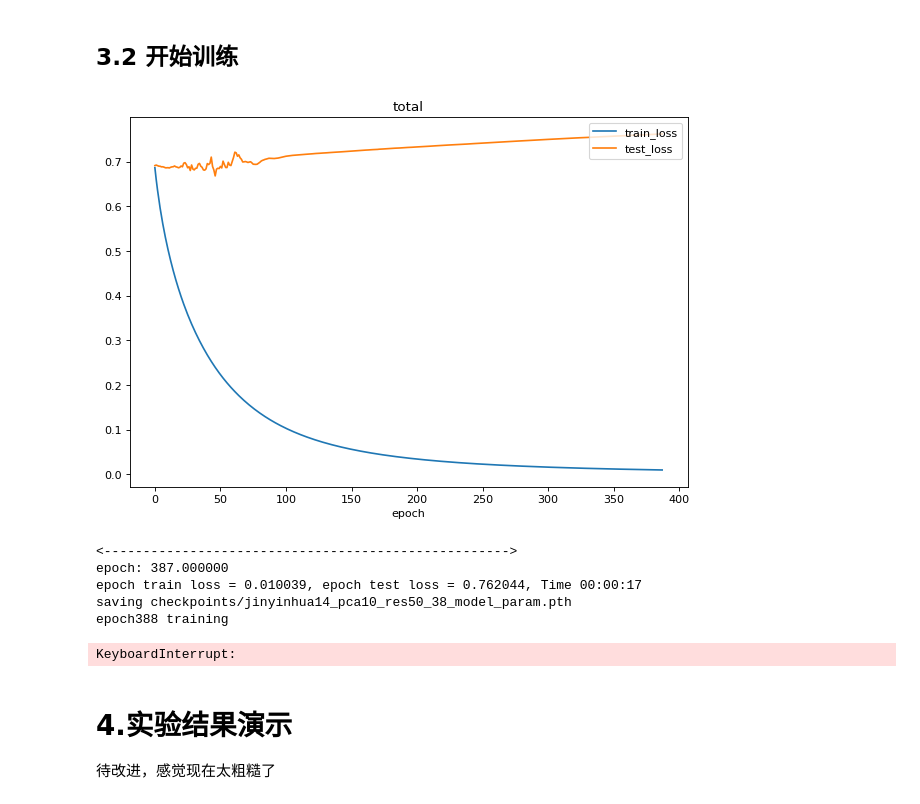
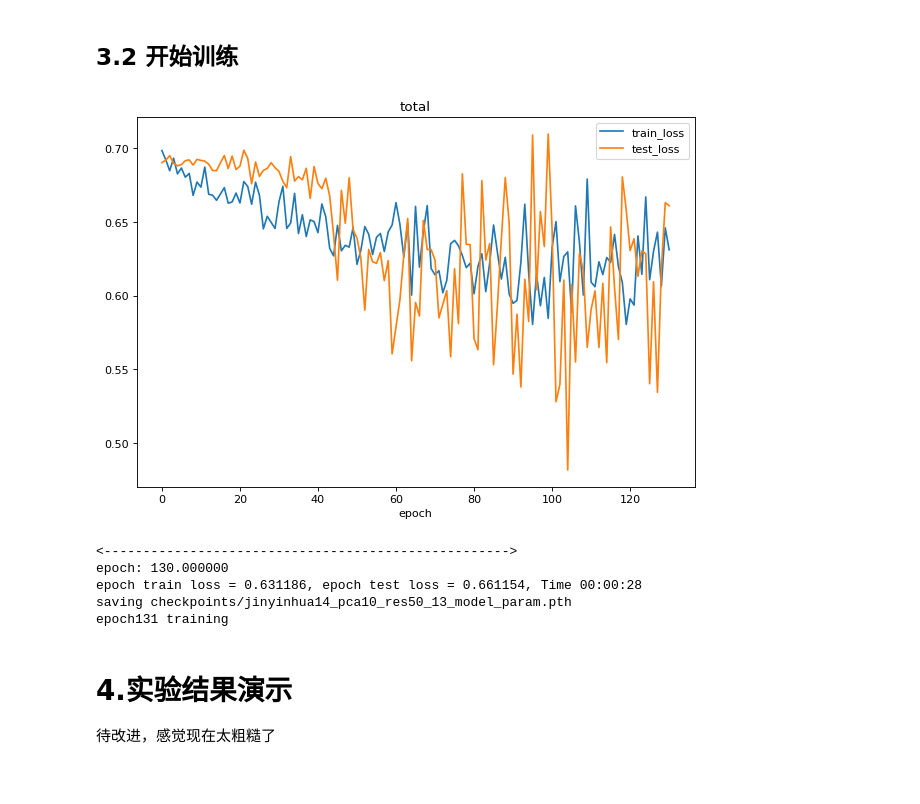
Before and after one commit to BirdFrozen/HSI_CLS, a Jupyter notebook: train_AE.ipynb, the cells around one changed output. Cells and saved outputs as stored; diff of their text form; code cells hidden in the pictures.

```diff
--- a/train_AE.ipynb
+++ b/train_AE.ipynb
@@ -40,10 +40,10 @@ import spectral
 - 导入函数库
 - 定义一些全局公用的参数，如裁剪图像的大小
 # %%
-
 class Config():
-    TrainImageRoot = r'/home/hsilab/Data/working_syj/datasets/jinyinhua/train3'
-    TestImageRoot = r'/home/hsilab/Data/working_syj/datasets/jinyinhua/test3'
+    TrainImageRoot = r'/home/hsilab/Data/working_syj/datasets/gouqi/train'
+    TestImageRoot = r'/home/hsilab/Data/working_syj/datasets/gouqi/test'
+    PositiveClass = "jinyinhua1"
 
     IMG_HIGHT = 100
     IMG_WIDTH = 100
@@ -125,8 +126,8 @@ class TrainDataset(Dataset):
 
         img = img.transpose([2,0,1])
         img = torch.FloatTensor(img)
-        # img = transforms.RandomCrop(self.ImageWidth)(img) # 将图像裁剪到一定的输入大小上，保证输入的一致性
-        img = transforms.CenterCrop(self.ImageWidth)(img) # 将图像裁剪到一定的输入大小上，保证输入的一致性
+        img = transforms.RandomCrop(self.ImageWidth)(img) # 将图像裁剪到一定的输入大小上，保证输入的一致性
+        # img = transforms.CenterCrop(self.ImageWidth)(img) # 将图像裁剪到一定的输入大小上，保证输入的一致性
 
         return img,torch.FloatTensor([self.label[idx]])
 
@@ -171,9 +172,9 @@ TrainDatPath.sort()
 
 # 根据文件地址创建label
 for i in TrainHdrPath :
-    # if i.split(config.SPLIT_SIGN)[-2] == 'danggui1' :
+    if i.split(config.SPLIT_SIGN)[-2] == config.PositiveClass :
     # if i.split(config.SPLIT_SIGN)[-2] == 'gouqi1' :
-    if i.split(config.SPLIT_SIGN)[-2] == 'jinyinhua1' :
+    # if i.split(config.SPLIT_SIGN)[-2] == 'jinyinhua1' :
         TrainLabel.append(0)
     else :
         TrainLabel.append(1)
@@ -195,9 +196,9 @@ TestDatPath.sort()
 
 # 根据文件地址创建label
 for i in TestHdrPath :
-    # if i.split(config.SPLIT_SIGN)[-2] == 'danggui1' :
+    if i.split(config.SPLIT_SIGN)[-2] == config.PositiveClass :
     # if i.split(config.SPLIT_SIGN)[-2] == 'gouqi1' :
-    if i.split(config.SPLIT_SIGN)[-2] == 'jinyinhua1' :
+    # if i.split(config.SPLIT_SIGN)[-2] == 'jinyinhua1' :
         TestLabel.append(0)
     else :
         TestLabel.append(1)
@@ -305,13 +306,13 @@ tensor([0.])
 # 其他数字表示从保存的版本号开始训练保存的版本号开始训练
 # 从中导入之前的模型和训练曲线，以及开始的epoch
 # 起始输入版本
-# start_save_code = "danggui12_pca10_res50_40"
+start_save_code = "jinyinhua14_pca10_res50_07"
 
-start_save_code = None
+# start_save_code = None
 # 目标输出版本
 
 # 训练epoch数
-epoch_num = 500
+epoch_num = 1000
 # 每隔几个epoch更新一次保存序号
 save_epoch = 10
 # 创建模型实例
@@ -369,7 +371,7 @@ criterion = nn.BCELoss().to(device)
 # criterion = nn.MSELoss().to(device)
 # criterion2 = loss.SSIM().to(device)
 # 定义优化器
-optimizer = optim.Adam(model.parameters(), lr=0.000001)
+optimizer = optim.Adam(model.parameters(), lr=0.0000001)
 
 # 记录开始时间
 prev_time = datetime.now()
@@ -429,40 +431,39 @@ for epo in range(start_epoch, start_epoch + epoch_num):
     time_str = "Time %02d:%02d:%02d" % (h, m, s)
     prev_time = cur_time
 
     visualize.clear_output()# 清除上个epoch的图像输出
 
     # 绘制训练过程曲线
     plt.figure(figsize=(9,6), dpi=80)
     # plt.subplot(121)
     plt.title('total')
     plt.plot(all_train_total_loss,label="train_loss")
     plt.plot(all_test_total_loss,label="test_loss")
     plt.legend(loc='upper right')
     plt.xlabel('epoch')
     plt.show()
 
     # 显示当前epoch训练结果
     print('<---------------------------------------------------->')
     print('epoch: %f' % epo)
     print('epoch train loss = %f, epoch test loss = %f, %s'
             % (train_loss/len(train_dataloader), test_loss/len(test_dataloader), time_str))
 
     # 每5个epoch存储一次模型
     if np.mod(epo, save_epoch) == 0:
         # 只存储模型参数
         end_save_code = f"{save_code}_{epo//save_epoch:02d}"
     torch.save(model.state_dict(), f'checkpoints/{end_save_code}_model_param.pth')
     torch.save({"all_train_total_loss":all_train_total_loss,"all_test_total_loss":all_test_total_loss}, \
         f'checkpoints/{end_save_code}_model_curve.pth')
     print(f'saving checkpoints/{end_save_code}_model_param.pth')
 # %% [output]
-[figure, old version]
+[figure, new version]
 <---------------------------------------------------->
-epoch: 387.000000
-epoch train loss = 0.010039, epoch test loss = 0.762044, Time 00:00:17
-saving checkpoints/jinyinhua14_pca10_res50_38_model_param.pth
-epoch388 training
+epoch: 130.000000
+epoch train loss = 0.631186, epoch test loss = 0.661154, Time 00:00:28
+saving checkpoints/jinyinhua14_pca10_res50_13_model_param.pth
+epoch131 training
-KeyboardInterrupt:
 # %% [markdown]
 # 4.实验结果演示
 待改进，感觉现在太粗糙了
```
Also changed, not shown: parts of 6 cells of this notebook, 9 other files.
